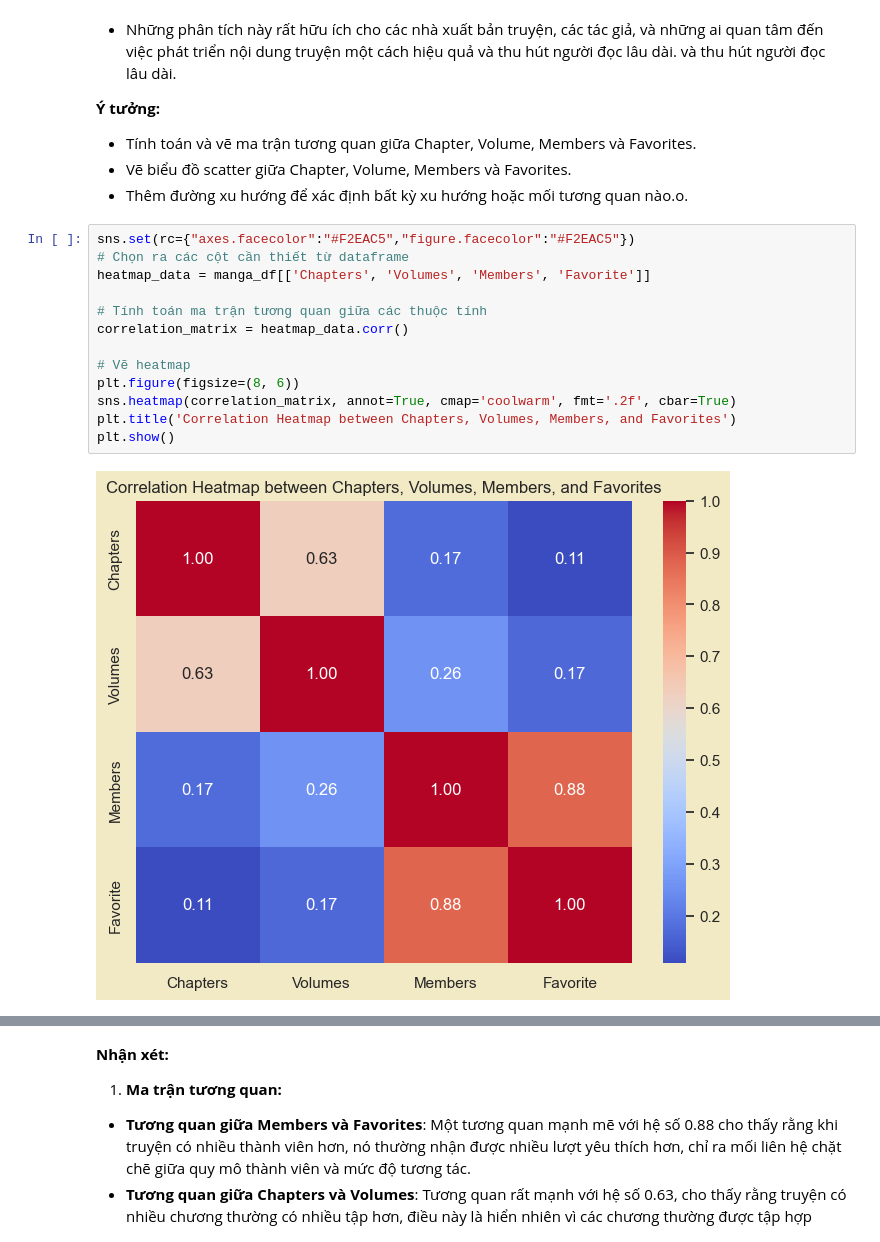
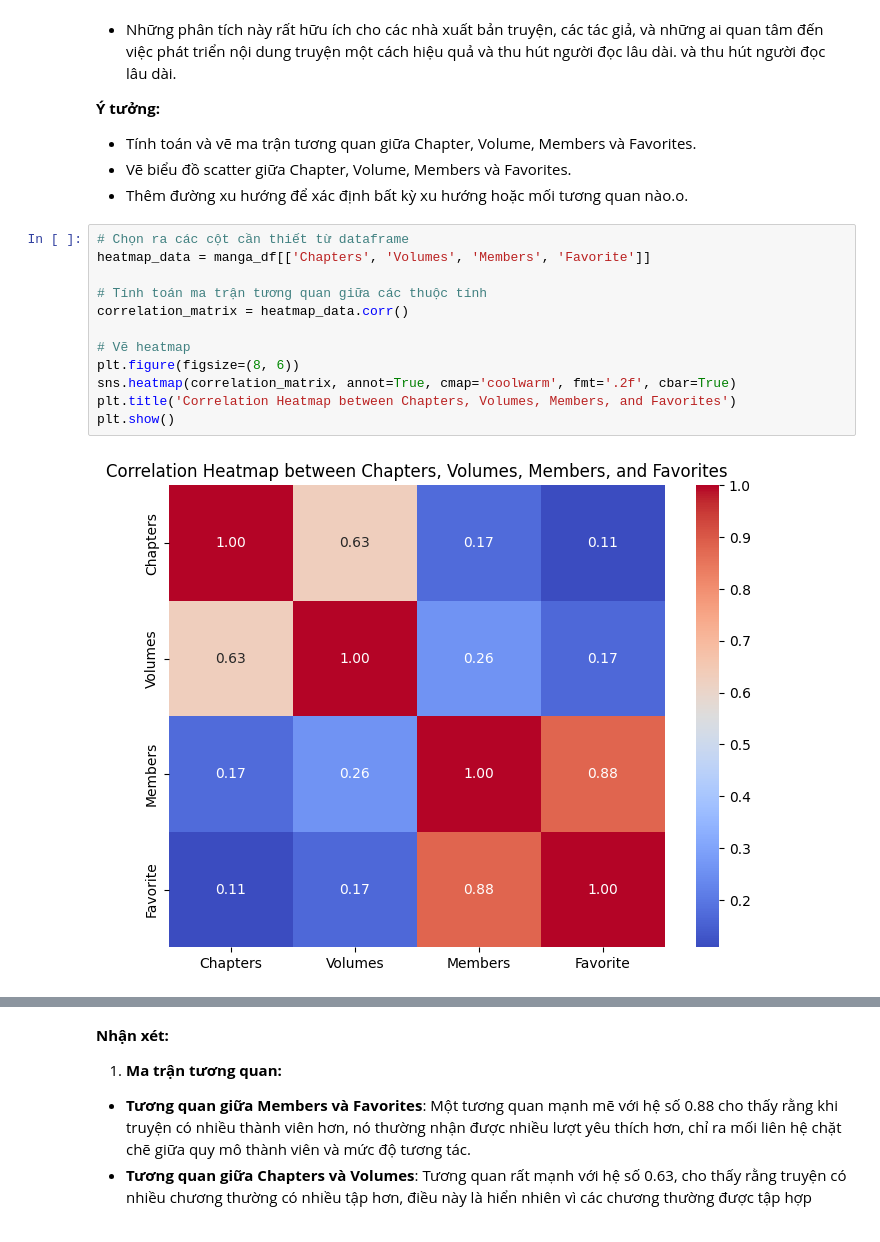
Before and after one commit to hahuy2004/FinalProject_IntroductionDS, a Jupyter notebook: Final_Project/source/data_visualization.ipynb, the cells around one changed output, grey strips where cells are left out. Cells and saved outputs as stored; diff of their text form.

```diff
--- a/Final_Project/source/data_visualization.ipynb
+++ b/Final_Project/source/data_visualization.ipynb
@@ -128,20 +128,19 @@ memory usage: 3.1+ MB
 - Vẽ biểu đồ scatter giữa Chapter, Volume, Members và Favorites.
 - Thêm đường xu hướng để xác định bất kỳ xu hướng hoặc mối tương quan nào.o.
 # %%
-sns.set(rc={"axes.facecolor":"#F2EAC5","figure.facecolor":"#F2EAC5"})
 # Chọn ra các cột cần thiết từ dataframe
 heatmap_data = manga_df[['Chapters', 'Volumes', 'Members', 'Favorite']]
 
 # Tính toán ma trận tương quan giữa các thuộc tính
 correlation_matrix = heatmap_data.corr()
 
 # Vẽ heatmap
 plt.figure(figsize=(8, 6))
 sns.heatmap(correlation_matrix, annot=True, cmap='coolwarm', fmt='.2f', cbar=True)
 plt.title('Correlation Heatmap between Chapters, Volumes, Members, and Favorites')
 plt.show()
 # %% [output]
-[figure, old version]
+[figure, new version]
 # %%
 # Hàm để vẽ đường hồi quy cho mỗi cặp thuộc tính
 def plot_regression_line(x, y, ax):
```
Also changed, not shown: parts of 9 cells of this notebook, 4 other files.
